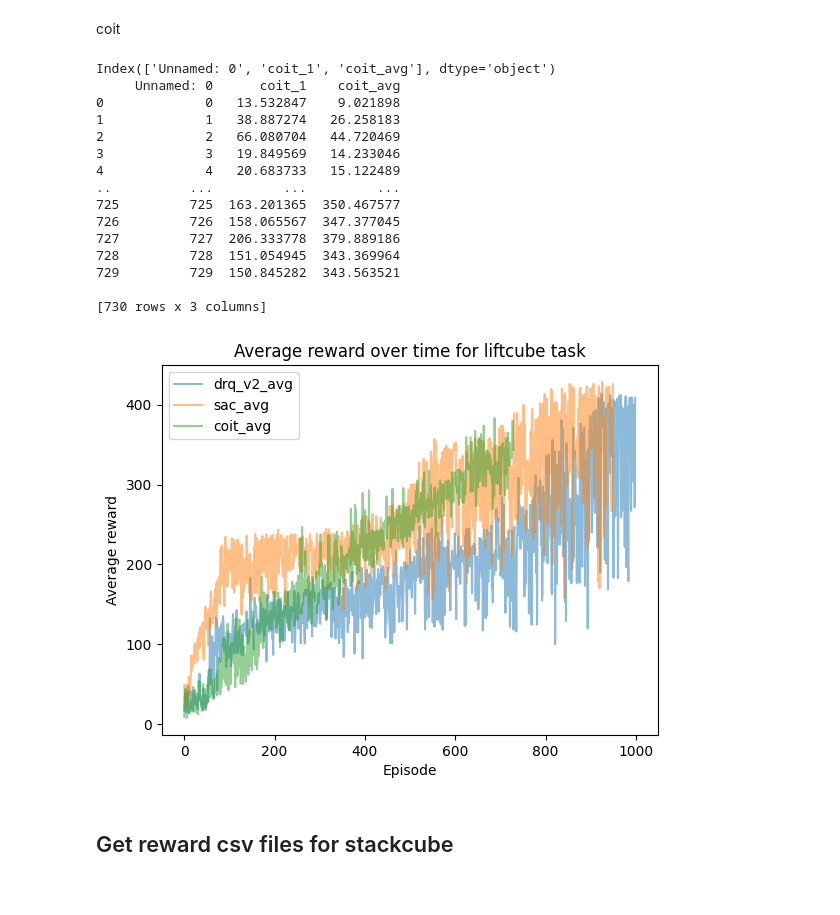
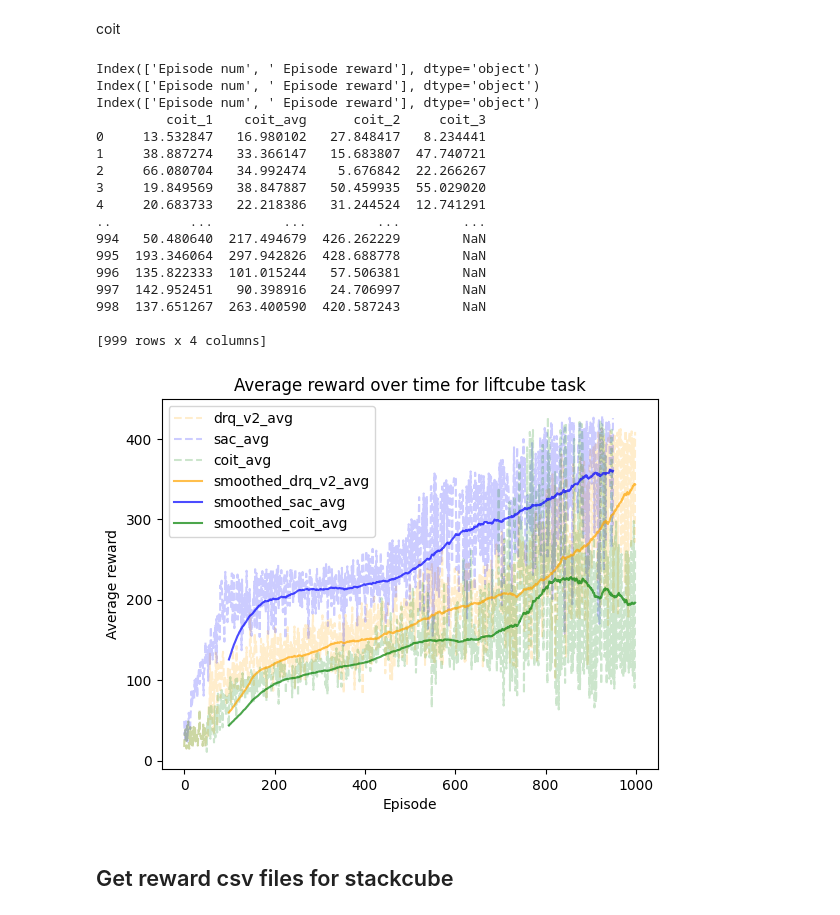
Before and after one commit to Tianyue-Zhao/CSE291_RL_Project, a Jupyter notebook: notebooks/visualization.ipynb, the cells around one changed output. Cells and saved outputs as stored; diff of their text form; code cells hidden in the pictures.

```diff
--- a/notebooks/visualization.ipynb
+++ b/notebooks/visualization.ipynb
@@ -99,16 +99,16 @@ training_location = 'training/'
 reward_dir = directory / model/ training_location/ task
 
 runs = [1, 2, 3]
-runs = [1]
+# runs = [1, 2]
 
 coit_data = pd.DataFrame()
 for run in runs:
     run_dir = reward_dir / str(run)
-    # run_data = pd.read_csv(run_dir / 'reward_and_length.csv')
-    run_data = pd.read_csv('coit_data.csv')
+    run_data = pd.read_csv(run_dir / 'reward_and_length.csv')
+    # run_data = pd.read_csv('coit_data.csv')
     print(run_data.columns)
     # remove episode number column
-    # run_data = run_data.drop(columns=['Episode num'])
+    run_data = run_data.drop(columns=['Episode num'])
     # rename reward column to "model + run"
     run_data = run_data.rename(
         columns={' Episode reward': model + '_' + str(run)})
@@ -119,44 +119,58 @@ for run in runs:
 
 print(coit_data)
 # %% [output]
-Index(['Unnamed: 0', 'coit_1', 'coit_avg'], dtype='object')
-     Unnamed: 0      coit_1    coit_avg
-0             0   13.532847    9.021898
-1             1   38.887274   26.258183
-2             2   66.080704   44.720469
-3             3   19.849569   14.233046
-4             4   20.683733   15.122489
-..          ...         ...         ...
-725         725  163.201365  350.467577
-726         726  158.065567  347.377045
-727         727  206.333778  379.889186
-728         728  151.054945  343.369964
-729         729  150.845282  343.563521
+Index(['Episode num', ' Episode reward'], dtype='object')
+Index(['Episode num', ' Episode reward'], dtype='object')
+Index(['Episode num', ' Episode reward'], dtype='object')
+         coit_1    coit_avg      coit_2     coit_3
+0     13.532847   16.980102   27.848417   8.234441
+1     38.887274   33.366147   15.683807  47.740721
+2     66.080704   34.992474    5.676842  22.266267
+3     19.849569   38.847887   50.459935  55.029020
+4     20.683733   22.218386   31.244524  12.741291
+..          ...         ...         ...        ...
+994   50.480640  217.494679  426.262229        NaN
+995  193.346064  297.942826  428.688778        NaN
+996  135.822333  101.015244   57.506381        NaN
+997  142.952451   90.398916   24.706997        NaN
+998  137.651267  263.400590  420.587243        NaN
 
-[730 rows x 3 columns]
+[999 rows x 4 columns]
 # %%
 # plot the data
 
 fig, ax = plt.subplots()
 # change alpha value to make the lines more transparent\
-# plot the average reward for three models
-ax.plot(drq_data['drq_v2_avg'], label='drq_v2_avg', alpha=0.5)
-ax.plot(sac_data['sac_avg'], label='sac_avg', alpha=0.5)
-ax.plot(coit_data['coit_avg'], label='coit_avg', alpha=0.5)
+# plot the average reward for three models using dotted lines
+colors = ['orange', 'blue', 'green']
+ax.plot(drq_data['drq_v2_avg'], label='drq_v2_avg', linestyle='--', alpha=0.2, color=colors[0])
+ax.plot(sac_data['sac_avg'], label='sac_avg', linestyle='--', alpha=0.2, color = colors[1])
+ax.plot(coit_data['coit_avg'], label='coit_avg', linestyle='--', alpha=0.2, color = colors[2])
+
+# plot the smoothed average reward using moving average for three models using solid lines
+# also make sure the lines have matching colors
+smoothed_drq = drq_data['drq_v2_avg'].rolling(100).mean()
+smoothed_sac = sac_data['sac_avg'].rolling(100).mean()
+smoothed_coit = coit_data['coit_avg'].rolling(100).mean()
+
+ax.plot(smoothed_drq, label='smoothed_drq_v2_avg', color=colors[0], alpha=0.7, linestyle='-')
+ax.plot(smoothed_sac, label='smoothed_sac_avg', color=colors[1], alpha=0.7, linestyle='-')
+ax.plot(smoothed_coit, label='smoothed_coit_avg', color=colors[2], alpha=0.7, linestyle='-')
+
 # create a legend
 ax.legend()
 # set the title
 ax.set_title('Average reward over time for liftcube task')
 # set the x-axis label
 ax.set_xlabel('Episode')
 # set the y-axis label
 ax.set_ylabel('Average reward')
 # show the plot
 plt.show()
 # save the plot
 fig.savefig('liftcube.png')
 # %% [output]
-[figure, old version]
+[figure, new version]
 # %% [markdown]
 ## Get reward csv files for stackcube
 # %% [markdown]
```
Also changed, not shown: parts of 2 cells of this notebook, 7 other files.
